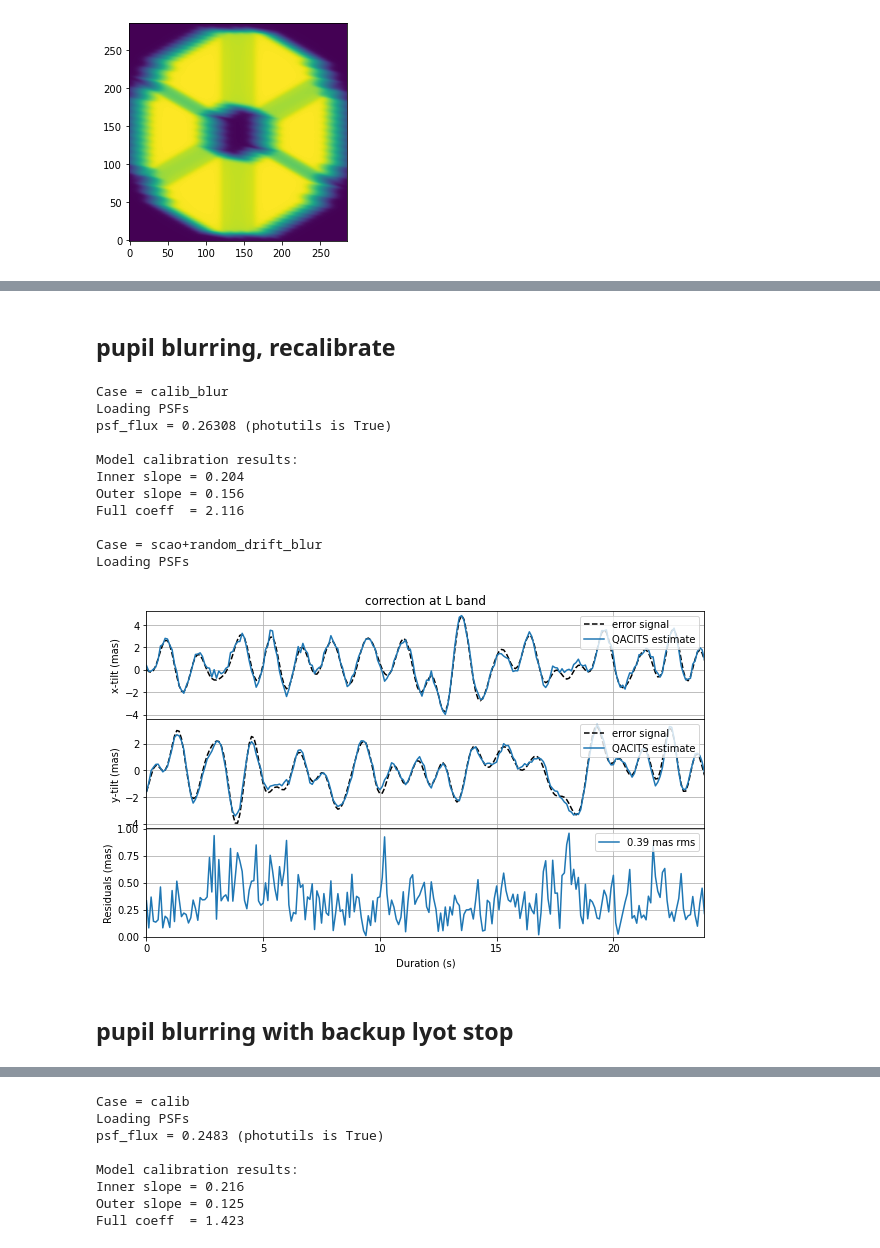
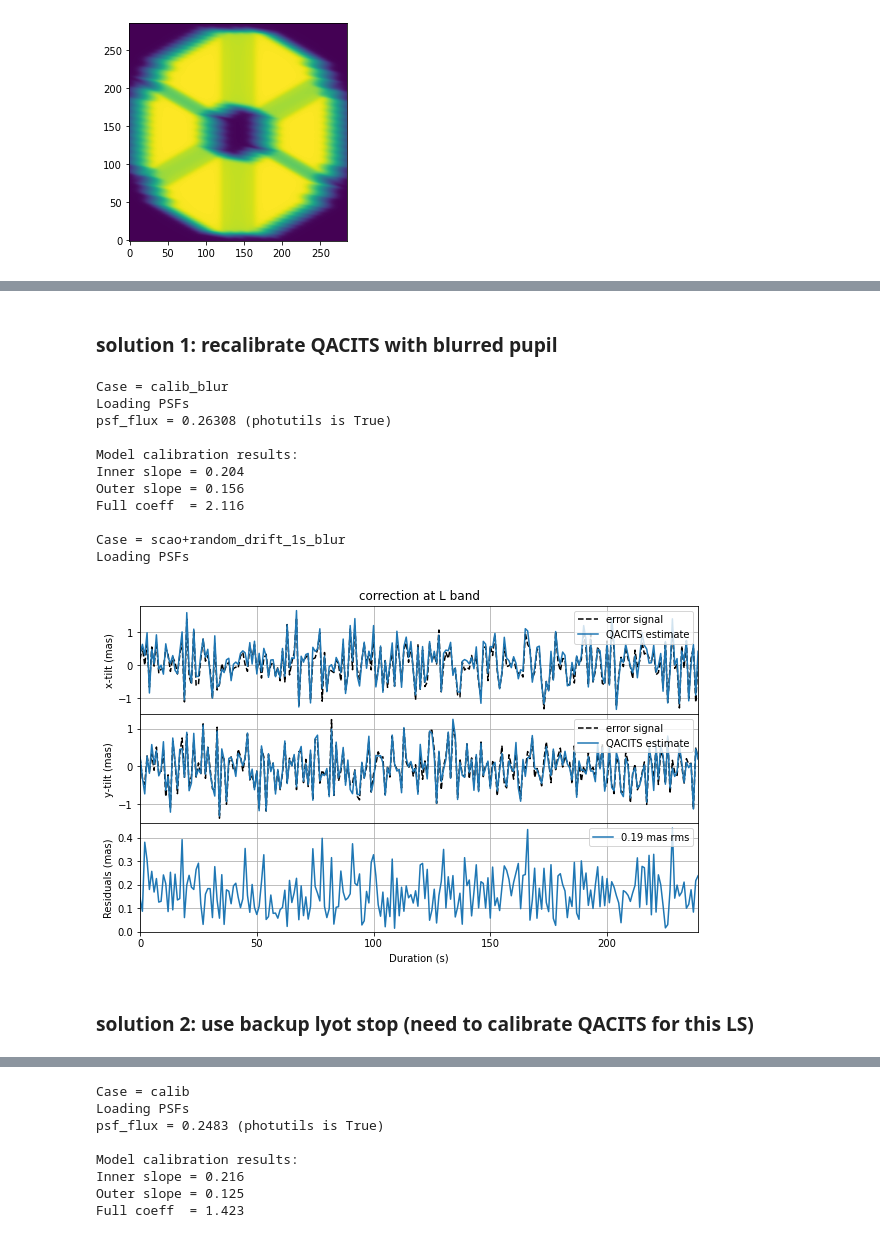
Before and after one commit to vortex-exoplanet/QACITS, a Jupyter notebook: notebooks/pointing_error_analysis_METIS.ipynb, the cells around one changed output, grey strips where cells are left out. Cells and saved outputs as stored; diff of their text form; code cells hidden in the pictures.

Commit message:
update METIS/FDR QACITS analysis

```diff
--- a/notebooks/pointing_error_analysis_METIS.ipynb
+++ b/notebooks/pointing_error_analysis_METIS.ipynb
@@ -19,7 +19,7 @@ import matplotlib.pyplot as plt
 # %%
 # files
 f_phase = 'wavefront/cfull/cube_Cfull_20211007_3600s_100ms_0piston_meters_scao_only_%s_%s.fits'
-f_point_err = 'wavefront/point/point_all_3600s_100ms_%s.fits'
+f_point_err = 'wavefront/point/point_qacits_1mas_0.01-0.1Hz_3600s_100ms_%s.fits'
 # pupil sizes
 npupils = {'L': 285,
           'N2': 119}
@@ -27,7 +27,7 @@ npupils = {'L': 285,
 rmags = {'L': np.arange(6, 12+1),
         'N2': np.arange(0, 6+1)}
 # define DITs (detector integration times) via downsample ratios
-down_rats = np.array([1, 2, 4, 8, 16])*3
+down_rats = np.array([1, 5, 10, 20, 40])
 dit0 = 0.1 # time per frame
 dits = dit0*down_rats
 print('dits = %s s'%dits)
@@ -457,25 +491,23 @@ Loading PSFs
-# %% [markdown]
-## pupil blurring, recalibrate
+# %% [markdown]
+### solution 1: recalibrate QACITS with blurred pupil
 # %%
 case = 'calib'
 conf, psf_ON, psf_OFF, tt_lamD = create_psfs(band, mode, ls_params, pupil_shape, case, pup=pup_conv)
 img_sampling = get_lamD_pix(**conf)
 qacits_params = dict(coeffs = calibrate_qacits(psf_ON, psf_OFF, img_sampling, tt_lamD, plot_fig=False, verbose=True))
-case = 'scao+random_drift'
+case = 'scao+random_drift_1s'
 conf, psf_ON, psf_OFF, tt_lamD = create_psfs(band, mode, ls_params, pupil_shape, case, pup=pup_conv)
 point_err_rms(conf, psf_ON, psf_OFF, tt_lamD, qacits_params);
 # %% [output]
 Case = calib_blur
 Loading PSFs
 psf_flux = 0.26308 (photutils is True)
 
 Model calibration results:
 Inner slope = 0.204
 Outer slope = 0.156
 Full coeff  = 2.116
 
-Case = scao+random_drift_blur
+Case = scao+random_drift_1s_blur
 Loading PSFs
-[figure, old version]
+[figure, new version]
-# %% [markdown]
-## pupil blurring with backup lyot stop
@@ -484 +514,3 @@ ls_params = [0.08, 0.09, 0.0545]
+# %% [markdown]
+### solution 2: use backup lyot stop (need to calibrate QACITS for this LS)
 # %%
```
Also changed, not shown: parts of 71 cells of this notebook, 2 other files.
